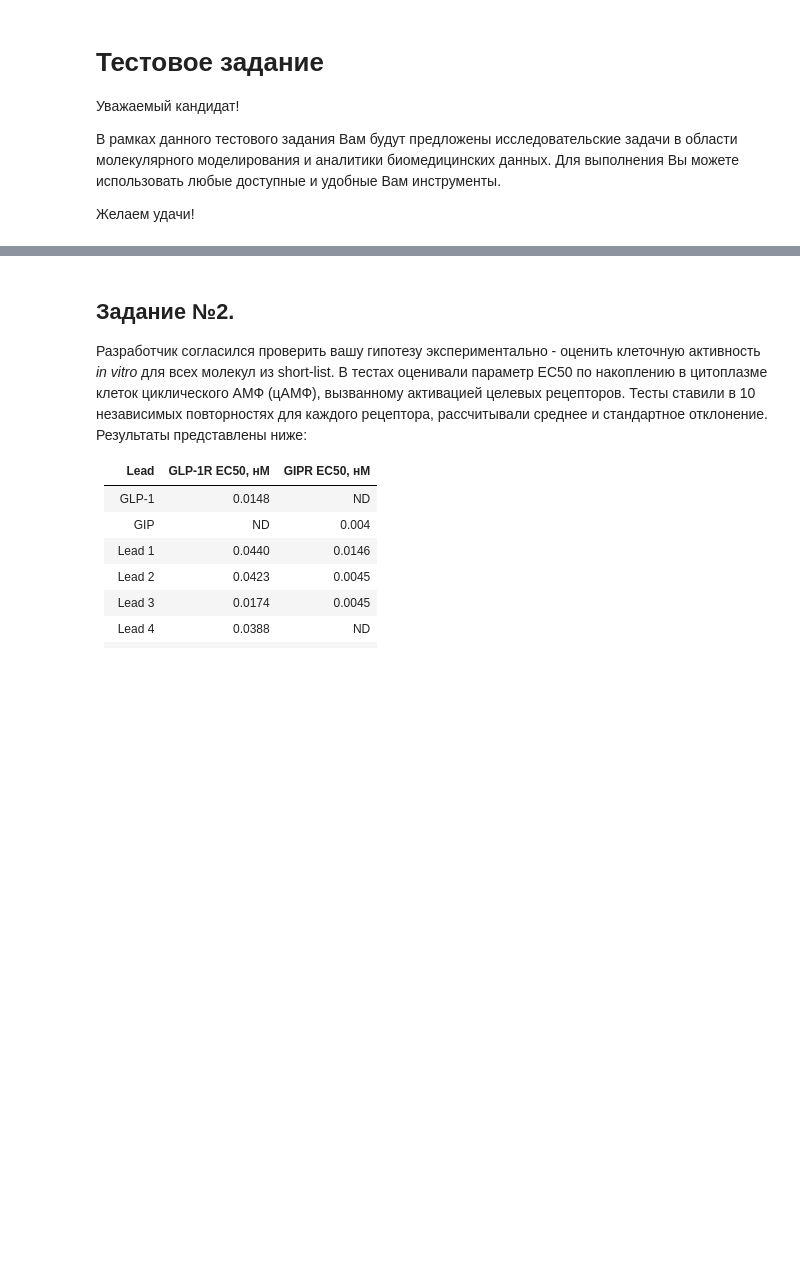
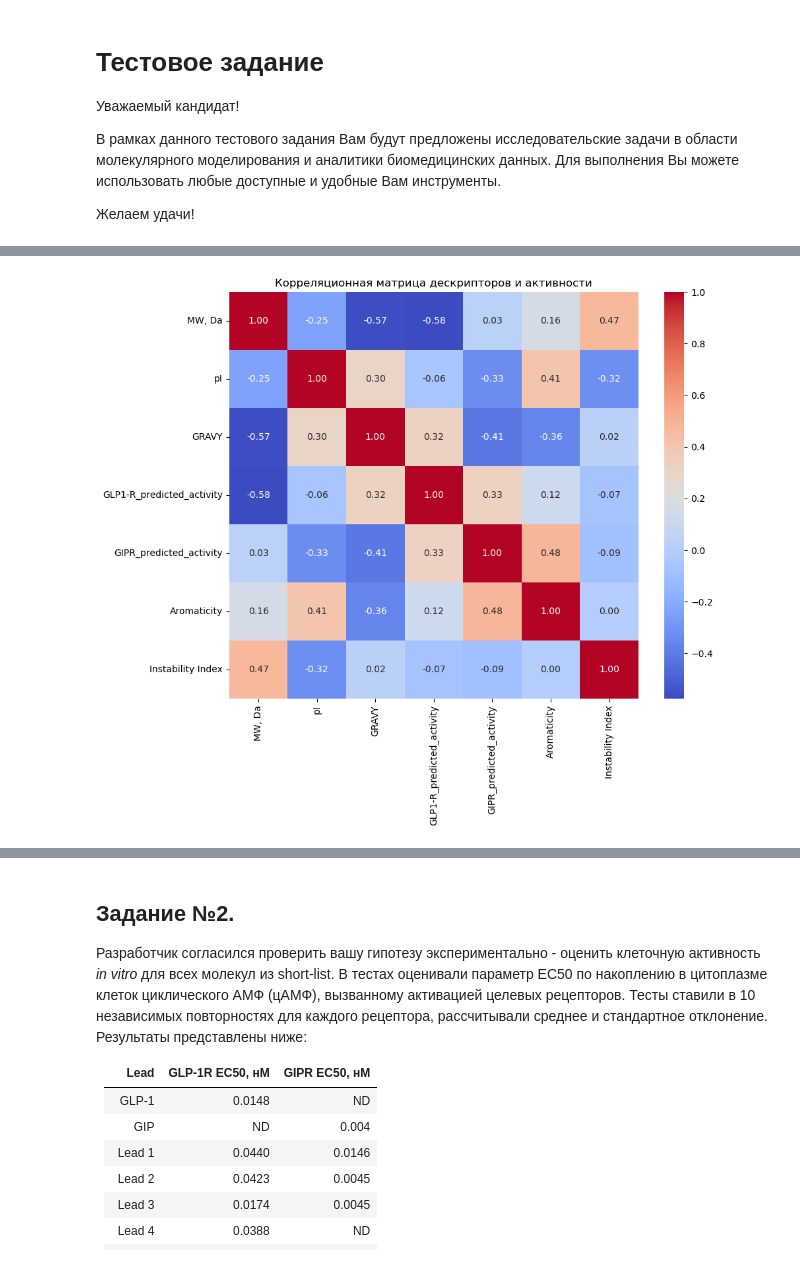
Before and after one commit to SergeiNikolenko/geropharm-test_case, a Jupyter notebook: test_task_2024.ipynb, the cells around one changed output, grey strips where cells are left out. Cells and saved outputs as stored; diff of their text form; code cells hidden in the pictures; blank space fills up the shorter version.

```diff
--- a/test_task_2024.ipynb
+++ b/test_task_2024.ipynb
@@ -62,7 +60,7 @@ data = {
         'YAEGTNTSDVSSYEEGQAAKEFIAWLVKGGPSSGAPPPS',
         'HAQGTFTSDYSKYLDEKAAKEFIQWLLQT'
     ],
-    'Molecular weight, Da': [
+    'MW, Da': [
         3476.87, 3402.78, 3386.68, 4091.48, 5197.73, 4785.24, 4009.38, 4007.37, 3986.22, 3419.75
     ],
     'pI': [
@@ -80,4 +78,3 @@ data = {
 }
 
 df = pd.DataFrame(data)
-display(df)
@@ -95,0 +81,19 @@ display(df)
+# %%
+from Bio.SeqUtils.ProtParam import ProteinAnalysis
+
+def calculate_descriptors(sequence):
+    analyzed_seq = ProteinAnalysis(sequence)
+    aromaticity = analyzed_seq.aromaticity()
+    instability_index = analyzed_seq.instability_index()
+    return aromaticity, instability_index
+
+df['Aromaticity'] = None
+df['Instability Index'] = None
+
+for index, row in df.iterrows():
+    sequence = row['Sequence']
+    aromaticity, instability_index= calculate_descriptors(sequence)
+    df.at[index, 'Aromaticity'] = aromaticity
+    df.at[index, 'Instability Index'] = instability_index
+
+display(df)
@@ -95,0 +112,15 @@ display(df)
+# %%
+import seaborn as sns
+import matplotlib.pyplot as plt
+
+
+data = df.drop(columns=['Sequence','Lead'])
+
+correlation_matrix = data[['MW, Da', 'pI', 'GRAVY', 'GLP1-R_predicted_activity', 'GIPR_predicted_activity', 'Aromaticity', 'Instability Index']].corr()
+
+plt.figure(figsize=(10, 8))
+sns.heatmap(correlation_matrix, annot=True, cmap='coolwarm', fmt=".2f")
+plt.title('Корреляционная матрица дескрипторов и активности')
+plt.show()
+# %% [output]
+[figure, added]
```
Also changed, not shown: parts of 18 cells of this notebook, 16 other files.
